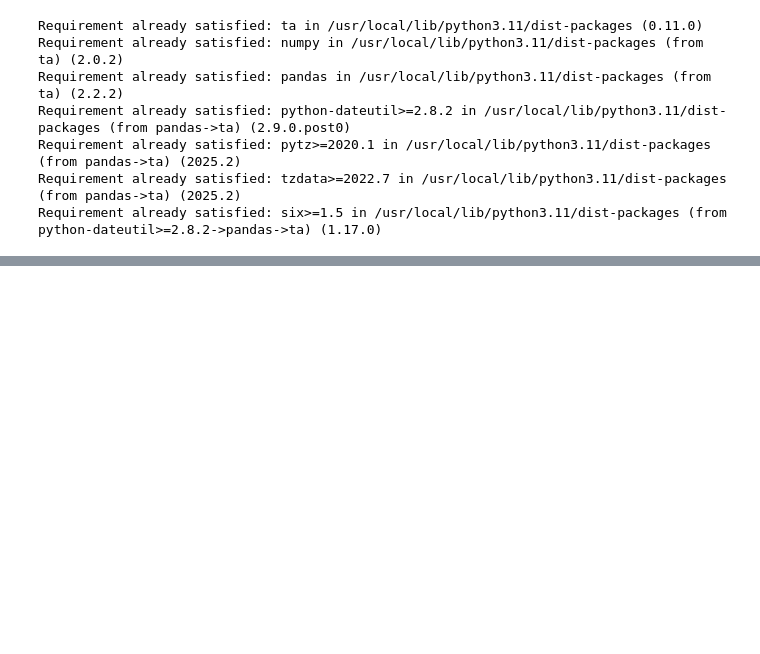
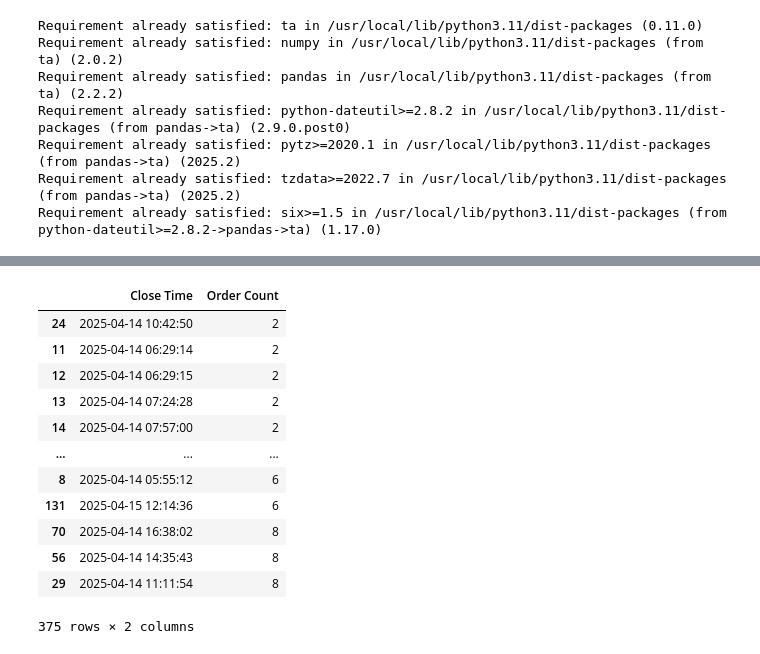
Before and after one commit to Pawinwat/algo-backtrace, a Jupyter notebook: read_hist.ipynb, the cells around one changed output, grey strips where cells are left out. Saved outputs shown, nothing was run; the diff lists cells and outputs as text; code cells hidden in the pictures; blank space fills up the shorter version.

```diff
--- a/read_hist.ipynb
+++ b/read_hist.ipynb
@@ -190,3 +205,20 @@ df_melted
+# %%
+order_count_by_close = df_melted.groupby("Close Time").size().reset_index(name="Order Count")
+order_count_by_close.sort_values('Order Count')
+# %% [output]
+|  | Close Time | Order Count |
+| 24 | 2025-04-14 10:42:50 | 2 |
+| 11 | 2025-04-14 06:29:14 | 2 |
+| 12 | 2025-04-14 06:29:15 | 2 |
+| 13 | 2025-04-14 07:24:28 | 2 |
+| 14 | 2025-04-14 07:57:00 | 2 |
+| ... | ... | ... |
+| 8 | 2025-04-14 05:55:12 | 6 |
+| 131 | 2025-04-15 12:14:36 | 6 |
+| 70 | 2025-04-14 16:38:02 | 8 |
+| 56 | 2025-04-14 14:35:43 | 8 |
+| 29 | 2025-04-14 11:11:54 | 8 |
+375 rows × 2 columns
 # %%
 hist_cols = ['datetime', 'open', 'high', 'low', 'close', 'volume']
 
```
Also changed, not shown: parts of 13 cells of this notebook.
